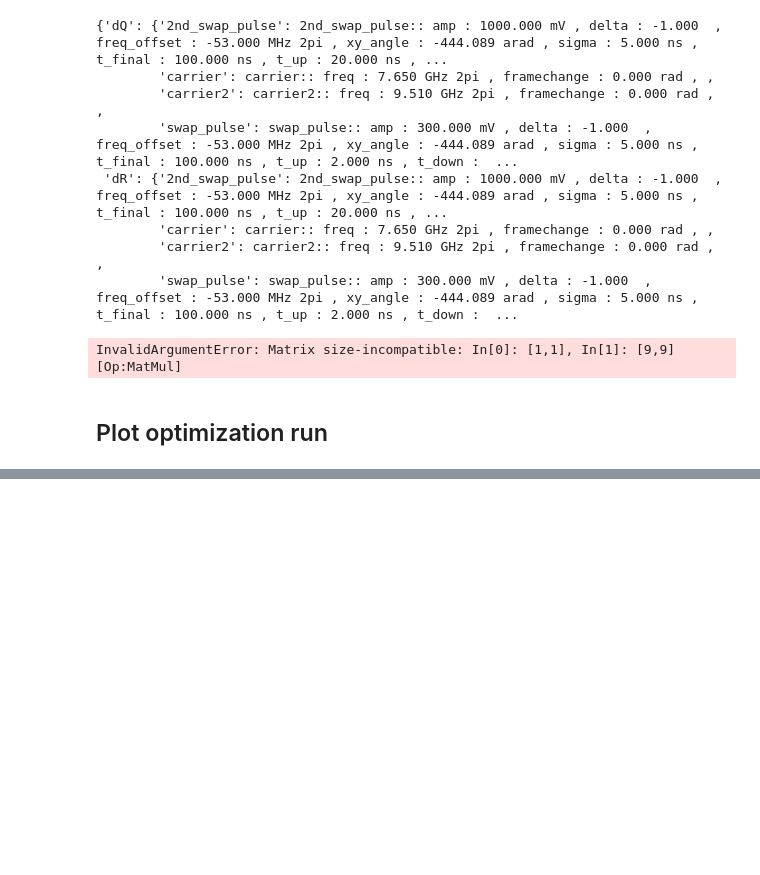
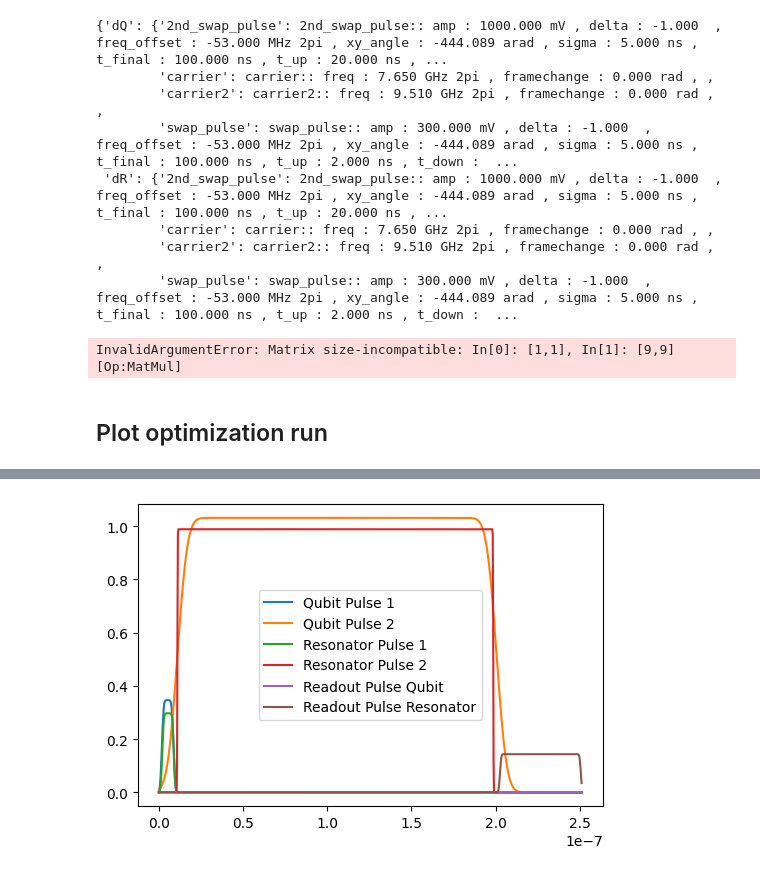
Before and after one commit to BackOnTrackIce/Qubit_readout, a Jupyter notebook: Ashutosh_codes/Qubit_reset_C3.ipynb, the cells around one changed output, grey strips where cells are left out. Cells and saved outputs as stored; diff of their text form; code cells hidden in the pictures; blank space fills up the shorter version.

Commit message:
Trying less pulses

```diff
--- a/Ashutosh_codes/Qubit_reset_C3.ipynb
+++ b/Ashutosh_codes/Qubit_reset_C3.ipynb
@@ -2981,7 +2978,7 @@ exp.read_config("Full_simulation_40H_coherent.hjson")
 pmap = exp.pmap
 model = pmap.model
 
-pmap.load_values("best_point_coherent_full_sim.txt")
+pmap.load_values("./Full_sim_plots/best_point_open_loop.c3log")
 
 exp.set_opt_gates(["swap_10_20[0, 1]", "swap_20_01[0, 1]", 'Readout[1]'])
 unitaries = exp.compute_propagators()
@@ -3021,0 +3038,54 @@ plotIQ(exp, sequence, model.ann_opers[1], resonator_frequency, resonator_frequen
+# %%
+tswap_10_20 = 11e-9
+tswap_20_01 = 190e-9
+t_readout = 50e-9
+
+t_sequence =  tswap_10_20 + tswap_20_01 + t_readout
+ts = np.linspace(0, t_sequence, 1000)
+
+pmap_dict = pmap.asdict()
+Q_pulse1 = pmap_dict["swap_10_20[0, 1]"]["drive_channels"]["dQ"]["swap_pulse"]
+R_pulse1 = pmap_dict["swap_10_20[0, 1]"]["drive_channels"]["dR"]["swap_pulse"]
+
+Qpulse_carrier1 = pmap_dict["swap_10_20[0, 1]"]["drive_channels"]["dQ"]["carrier"]
+Rpulse_carrier1 = pmap_dict["swap_10_20[0, 1]"]["drive_channels"]["dR"]["carrier"]
+
+Qpulse_shape1 = Q_pulse1.shape(ts, Q_pulse1.params) * Q_pulse1.params["amp"]
+Rpulse_shape1 = R_pulse1.shape(ts, R_pulse1.params) * R_pulse1.params["amp"]
+
+
+ts = np.linspace(-tswap_10_20, t_sequence-tswap_10_20, 1000)
+Q_pulse2 = pmap_dict["swap_20_01[0, 1]"]["drive_channels"]["dQ"]["swap2_pulse"]
+R_pulse2 = pmap_dict["swap_20_01[0, 1]"]["drive_channels"]["dR"]["swap2_pulse"]
+
+Qpulse_carrier2 = pmap_dict["swap_20_01[0, 1]"]["drive_channels"]["dQ"]["carrier"]
+Rpulse_carrier2 = pmap_dict["swap_20_01[0, 1]"]["drive_channels"]["dR"]["carrier"]
+
+Qpulse_shape2 = Q_pulse2.shape(ts, Q_pulse2.params) * Q_pulse2.params["amp"]
+Rpulse_shape2 = R_pulse2.shape(ts, R_pulse2.params) * R_pulse2.params["amp"]
+
+ts = np.linspace(-tswap_10_20-tswap_20_01, t_sequence-tswap_10_20-tswap_20_01, 1000)
+Q_pulse3 = pmap_dict["Readout[1]"]["drive_channels"]["dQ"]["readout-pulse"]
+R_pulse3 = pmap_dict["Readout[1]"]["drive_channels"]["dR"]["readout-pulse"]
+
+Qpulse_shape3 = Q_pulse3.shape(ts, Q_pulse3.params) * Q_pulse3.params["amp"]
+Rpulse_shape3 = R_pulse3.shape(ts, R_pulse3.params) * R_pulse3.params["amp"]
+
+
+%matplotlib inline
+plt.figure(dpi=100)
+ts = np.linspace(0, t_sequence, 1000)
+plt.plot(ts, Qpulse_shape1, label="Qubit Pulse 1")
+plt.plot(ts, Qpulse_shape2, label="Qubit Pulse 2")
+
+plt.plot(ts, Rpulse_shape1, label="Resonator Pulse 1")
+plt.plot(ts, Rpulse_shape2, label="Resonator Pulse 2")
+
+plt.plot(ts, Qpulse_shape3, label="Readout Pulse Qubit")
+plt.plot(ts, Rpulse_shape3, label="Readout Pulse Resonator")
+
+
+plt.legend()
+plt.show()
+# %% [output]
+[figure, added]
```
Also changed, not shown: parts of 12 cells of this notebook, 7 other files.
